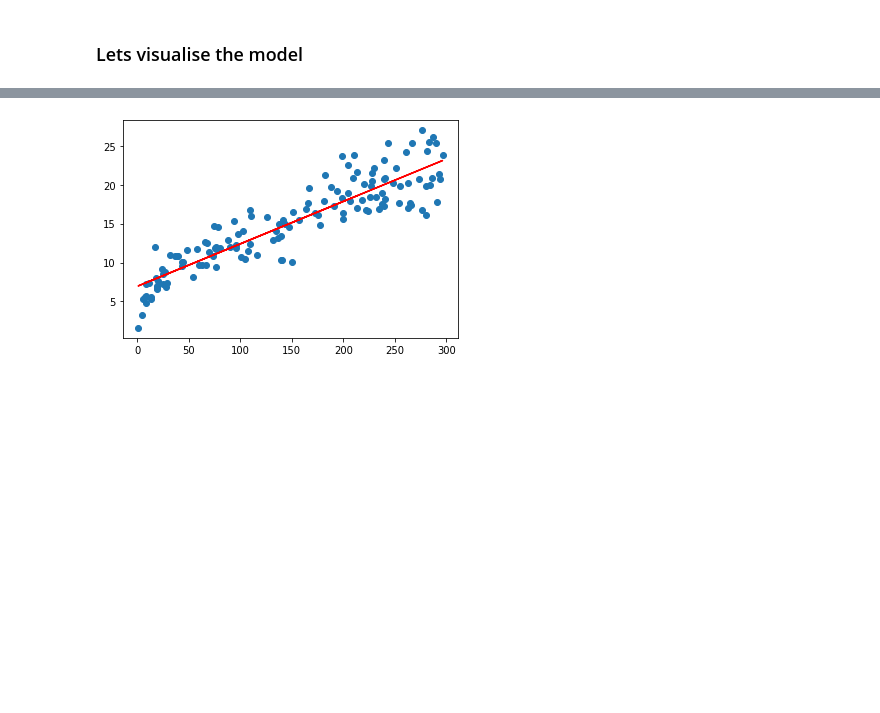
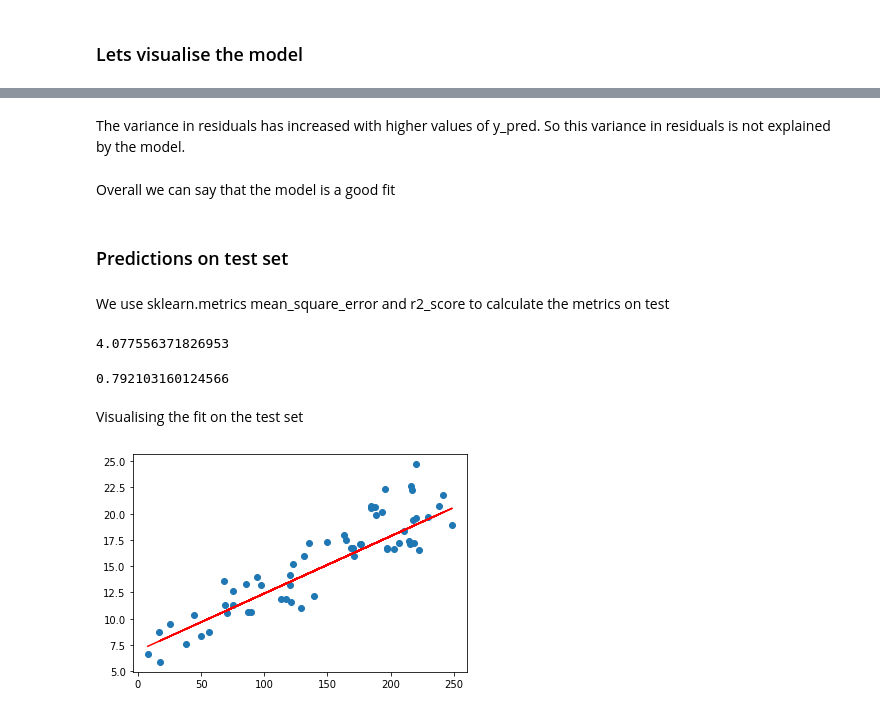
Before and after one commit to raditz2488/AIML, a Jupyter notebook: SimpleLinearRegression/SimpleLinearRegression.ipynb, the cells around one changed output, grey strips where cells are left out. Saved outputs shown, nothing was run; the diff lists cells and outputs as text; code cells hidden in the pictures; blank space fills up the shorter version.

Commit message:
Project: SimpleLinearRegression
Update:
1. Added a function to plot regression line on the dataset.
2. Analysis is done on the test set by calculating mean_square_error and r2_score.

```diff
--- a/SimpleLinearRegression/SimpleLinearRegression.ipynb
+++ b/SimpleLinearRegression/SimpleLinearRegression.ipynb
@@ -142,6 +198,26 @@ Meaning that the model fit is statistically significant, and the explained varia
+# %% [markdown]
+The variance in residuals has increased with higher values of y_pred. So this variance in residuals is not explained by the model.
+# %% [markdown]
+Overall we can say that the model is a good fit
+# %% [markdown]
+### Predictions on test set
+# %%
+y_test_pred = reg_results_wrapper.predict(X_test_sm)
+# %% [markdown]
+We use sklearn.metrics mean_square_error and r2_score to calculate the metrics on test
+# %%
+mean_squared_error(y_test, y_test_pred)
+# %% [output]
+4.077556371826953
+# %%
+r2_score(y_test, y_test_pred)
+# %% [output]
+0.792103160124566
+# %% [markdown]
+Visualising the fit on the test set
 # %%
-plt.scatter(X_train, y_train)
-plt.plot(X_train, reg_results_wrapper.params['const'] + reg_results_wrapper.params['TV'] * X_train, 'r')
+plt.scatter(X_test, y_test)
+plt.plot(X_test, y_test_pred, 'r')
 plt.show()
 # %% [output]
-[figure, old version]
+[figure, new version]
```
Also changed, not shown: parts of 14 cells of this notebook.
